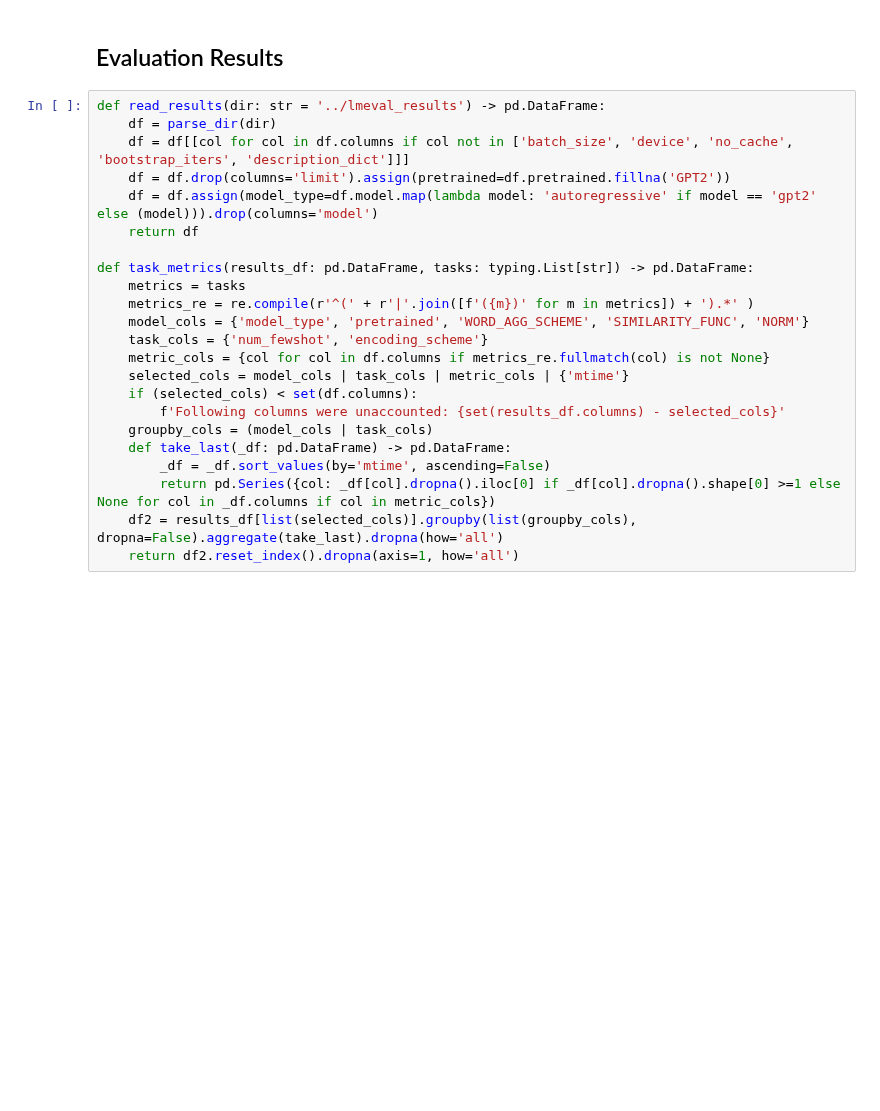
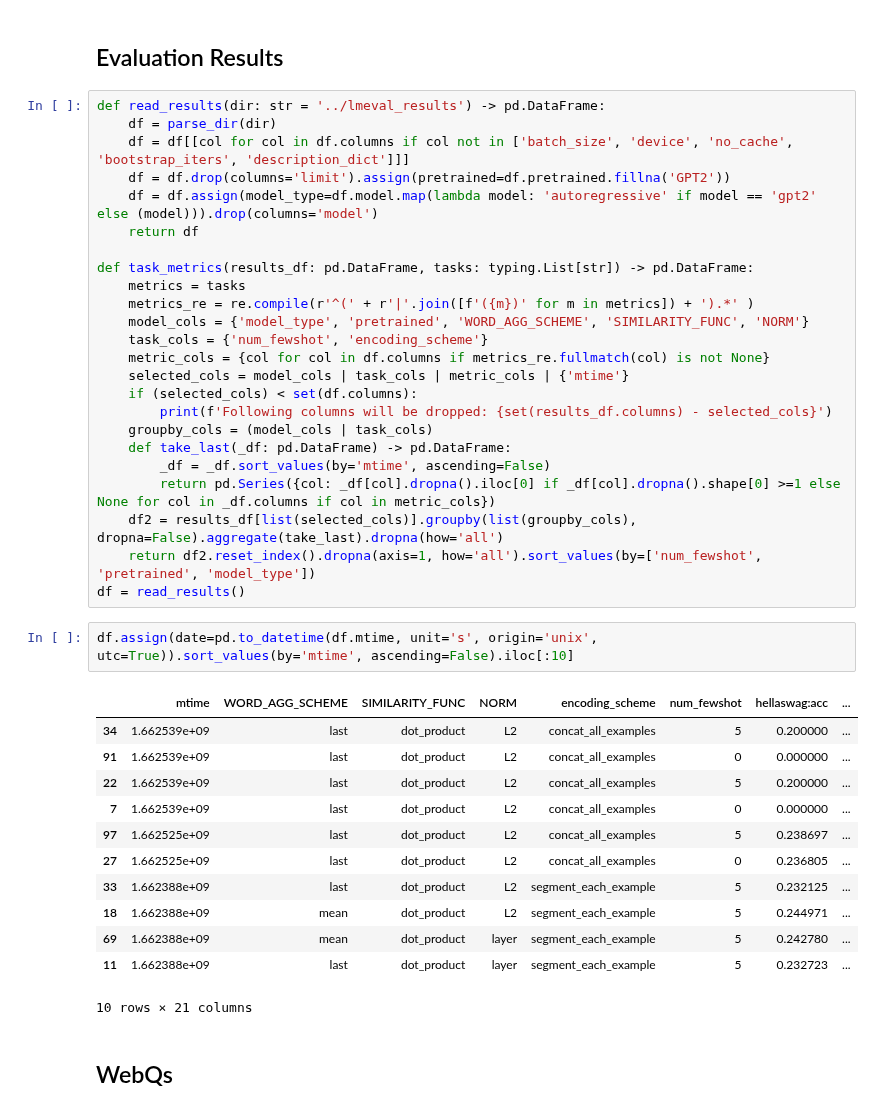
Before and after one commit to Turnitin-AI-Research/lm_eval_harness, a Jupyter notebook: notebooks/compile_results.ipynb, the cells around one changed output. Drawn from its saved outputs; the diff is of its cells as text; blank space fills up the shorter version.

```diff
--- a/notebooks/compile_results.ipynb
+++ b/notebooks/compile_results.ipynb
@@ -76,11 +76,29 @@ def task_metrics(results_df: pd.DataFrame, tasks: typing.List[str]) -> pd.DataFr
     metric_cols = {col for col in df.columns if metrics_re.fullmatch(col) is not None}
     selected_cols = model_cols | task_cols | metric_cols | {'mtime'}
     if (selected_cols) < set(df.columns):
-        f'Following columns were unaccounted: {set(results_df.columns) - selected_cols}'
+        print(f'Following columns will be dropped: {set(results_df.columns) - selected_cols}')
     groupby_cols = (model_cols | task_cols)
     def take_last(_df: pd.DataFrame) -> pd.DataFrame:
         _df = _df.sort_values(by='mtime', ascending=False)
         return pd.Series({col: _df[col].dropna().iloc[0] if _df[col].dropna().shape[0] >=1 else None for col in _df.columns if col in metric_cols})
     df2 = results_df[list(selected_cols)].groupby(list(groupby_cols), dropna=False).aggregate(take_last).dropna(how='all')
-    return df2.reset_index().dropna(axis=1, how='all')
+    return df2.reset_index().dropna(axis=1, how='all').sort_values(by=['num_fewshot', 'pretrained', 'model_type'])
+df = read_results()
+# %%
+df.assign(date=pd.to_datetime(df.mtime, unit='s', origin='unix', utc=True)).sort_values(by='mtime', ascending=False).iloc[:10]
+# %% [output]
+|  | mtime | WORD_AGG_SCHEME | SIMILARITY_FUNC | NORM | encoding_scheme | num_fewshot | hellaswag:acc | ... |
+| 34 | 1.662539e+09 | last | dot_product | L2 | concat_all_examples | 5 | 0.200000 | ... |
+| 91 | 1.662539e+09 | last | dot_product | L2 | concat_all_examples | 0 | 0.000000 | ... |
+| 22 | 1.662539e+09 | last | dot_product | L2 | concat_all_examples | 5 | 0.200000 | ... |
+| 7 | 1.662539e+09 | last | dot_product | L2 | concat_all_examples | 0 | 0.000000 | ... |
+| 97 | 1.662525e+09 | last | dot_product | L2 | concat_all_examples | 5 | 0.238697 | ... |
+| 27 | 1.662525e+09 | last | dot_product | L2 | concat_all_examples | 0 | 0.236805 | ... |
+| 33 | 1.662388e+09 | last | dot_product | L2 | segment_each_example | 5 | 0.232125 | ... |
+| 18 | 1.662388e+09 | mean | dot_product | L2 | segment_each_example | 5 | 0.244971 | ... |
+| 69 | 1.662388e+09 | mean | dot_product | layer | segment_each_example | 5 | 0.242780 | ... |
+| 11 | 1.662388e+09 | last | dot_product | layer | segment_each_example | 5 | 0.232723 | ... |
+10 rows × 21 columns
+# %% [markdown]
+## WebQs
 # %%
```
Also changed, not shown: parts of 7 cells of this notebook, 8 other files.
